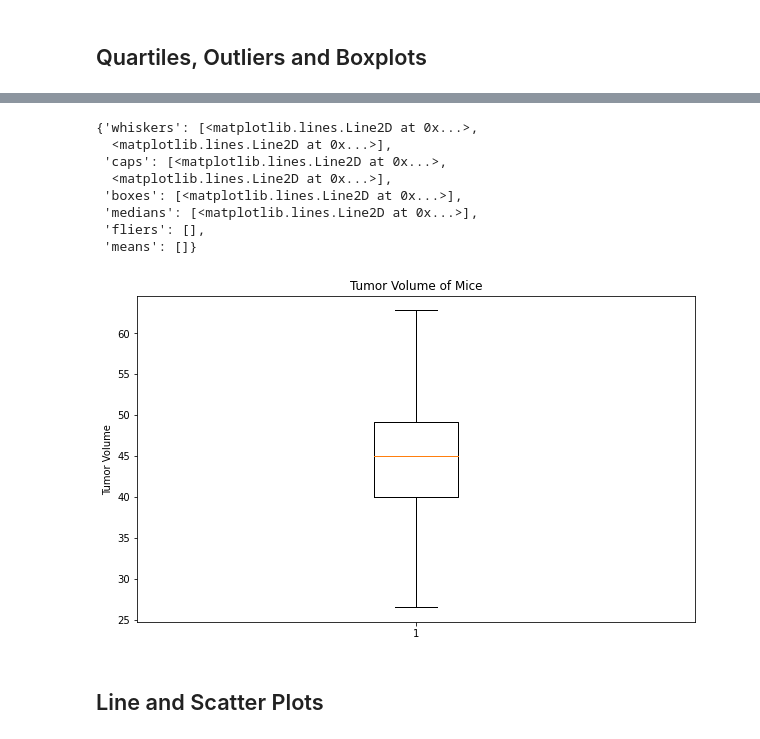
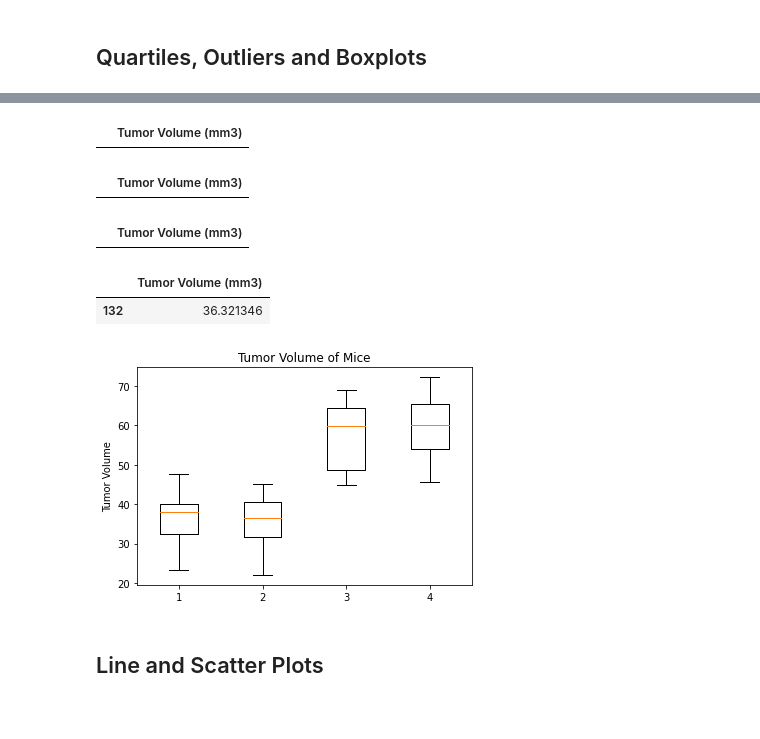
Before and after one commit to fhelms8/Matplotlib, a Jupyter notebook: Pymaceuticals/pymaceuticals_starter.ipynb, the cells around one changed output, grey strips where cells are left out. Drawn from its saved outputs; the diff is of its cells as text; code cells hidden in the pictures; blank space fills up the shorter version.

```diff
--- a/Pymaceuticals/pymaceuticals_starter.ipynb
+++ b/Pymaceuticals/pymaceuticals_starter.ipynb
@@ -234,20 +196,41 @@ outliers_df
+# %%
+regimens = ["Capomulin", "Ramicane", "Ceftamin", "Infubinol"]
+tumor_vol = []
+final_tum_grouped = final_tumor_vol_df.groupby('Drug Regimen')
+
+for regimen in regimens:
+    #Group Regimen and Tumor Volume into a series
+    tumor_volume_series = final_tum_grouped.get_group(regimen)['Tumor Volume (mm3)']
+    tumor_volume_values = tumor_volume_series.sort_values()
+    tumor_vol.append(tumor_volume_values)
+
+    # Determine quartiles
+    quartiles = tumor_volume_series.quantile([.25,.5,.75])
+    lowerq = quartiles[0.25]
+    upperq = quartiles[0.75]
+    iqr = upperq-lowerq
+
+    # Determine upper and lower bounds
+    lower_bound = lowerq - (1.5*iqr)
+    upper_bound = upperq + (1.5*iqr)
+
+    # Print a filtered dataframe of any outliers
+    outliers_df = tumor_volume_series[(tumor_volume_series > upper_bound) | (tumor_volume_series < lower_bound)].to_frame()
+    display(outliers_df)
+# %% [output]
+|  | Tumor Volume (mm3) |
+|  | Tumor Volume (mm3) |
+|  | Tumor Volume (mm3) |
+|  | Tumor Volume (mm3) |
+| 132 | 36.321346 |
 # %%
-# Generate a box plot of the final tumor volume of each mouse across four regimens of interest
-tumor_vol = final_tumor_vol_df['Tumor Volume (mm3)']
+# Generate a box plot of the final tumor volume of each mouse across four regimens of interest & remove outliers
 fig1, ax1 = plt.subplots()
 ax1.set_title('Tumor Volume of Mice')
 ax1.set_ylabel('Tumor Volume')
-ax1.boxplot(tumor_vol, showfliers=False)
+ax1.boxplot(tumor_vol, showfliers=False);
 # %% [output]
-{'whiskers': [<matplotlib.lines.Line2D at 0x...>,
-  <matplotlib.lines.Line2D at 0x...>],
- 'caps': [<matplotlib.lines.Line2D at 0x...>,
-  <matplotlib.lines.Line2D at 0x...>],
- 'boxes': [<matplotlib.lines.Line2D at 0x...>],
- 'medians': [<matplotlib.lines.Line2D at 0x...>],
- 'fliers': [],
- 'means': []}
-[figure, old version]
+[figure, new version]
 # %% [markdown]
 ## Line and Scatter Plots
 # %%
```
Also changed, not shown: parts of 8 cells of this notebook.
